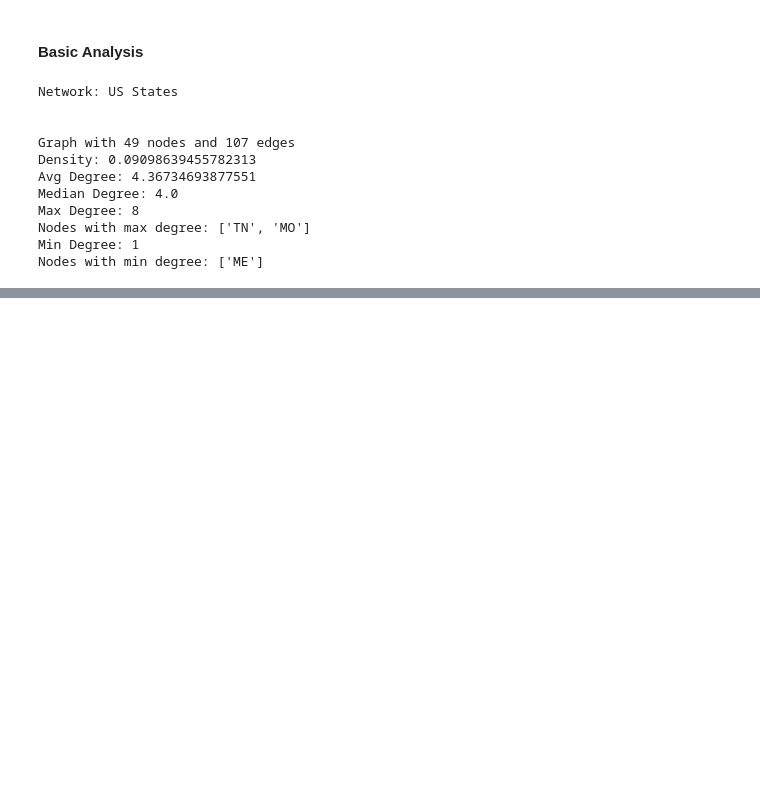
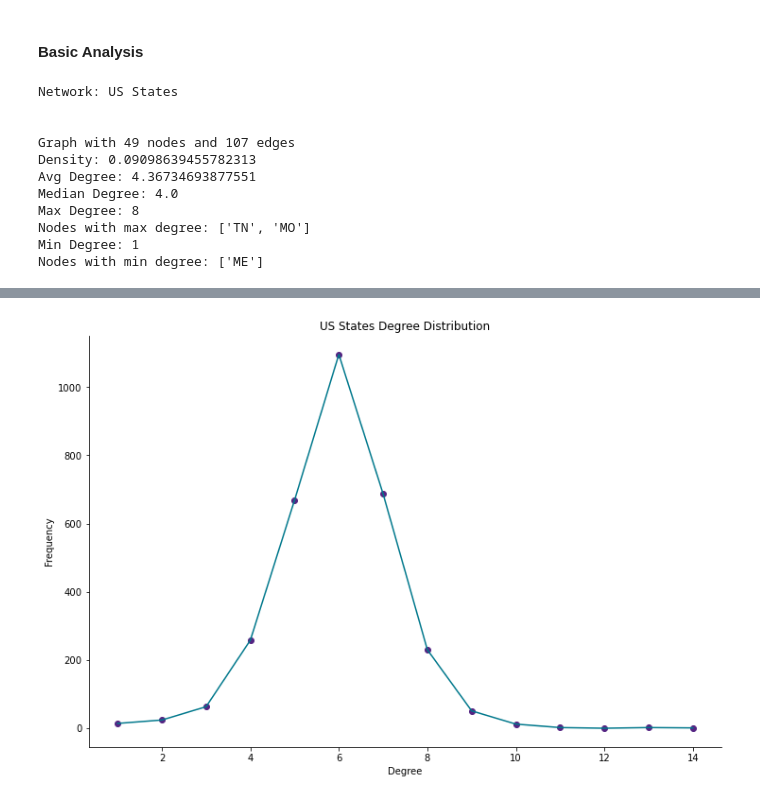
Before and after one commit to samar14641/covid-us-networks, a Jupyter notebook: network_metrics.ipynb, the cells around one changed output, grey strips where cells are left out. Cells and saved outputs as stored; diff of their text form; code cells hidden in the pictures; blank space fills up the shorter version.

```diff
--- a/network_metrics.ipynb
+++ b/network_metrics.ipynb
@@ -72,0 +103,4 @@ Nodes with min degree: ['Nantucket County, MA', 'Charlottesville city, VA', 'Cov
+# %%
+degree_distro(counties_graph, 'US States')
+# %% [output]
+[figure, added]
```
Also changed, not shown: parts of 5 cells of this notebook.
